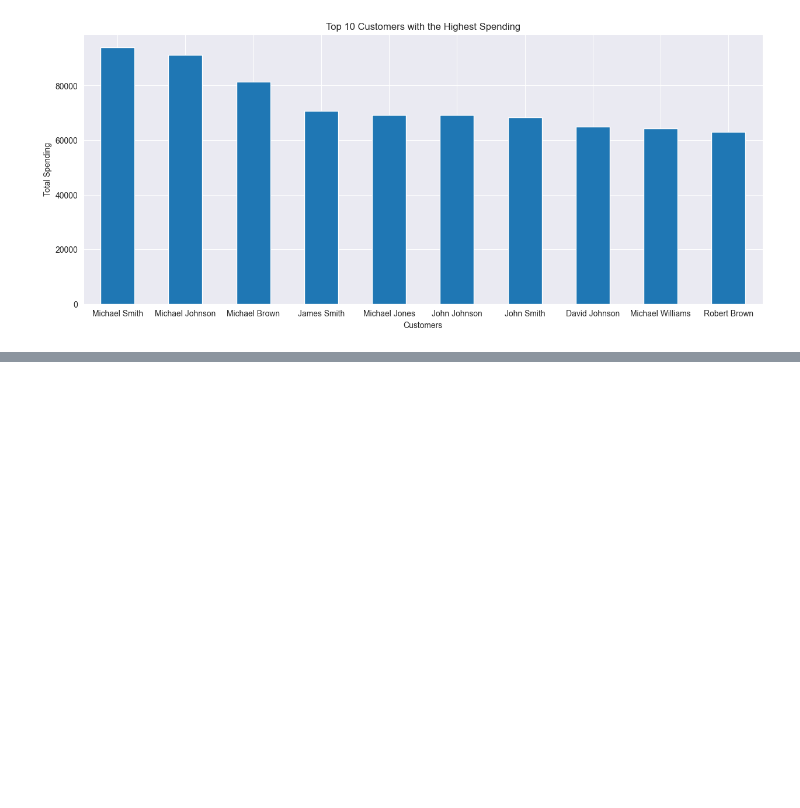
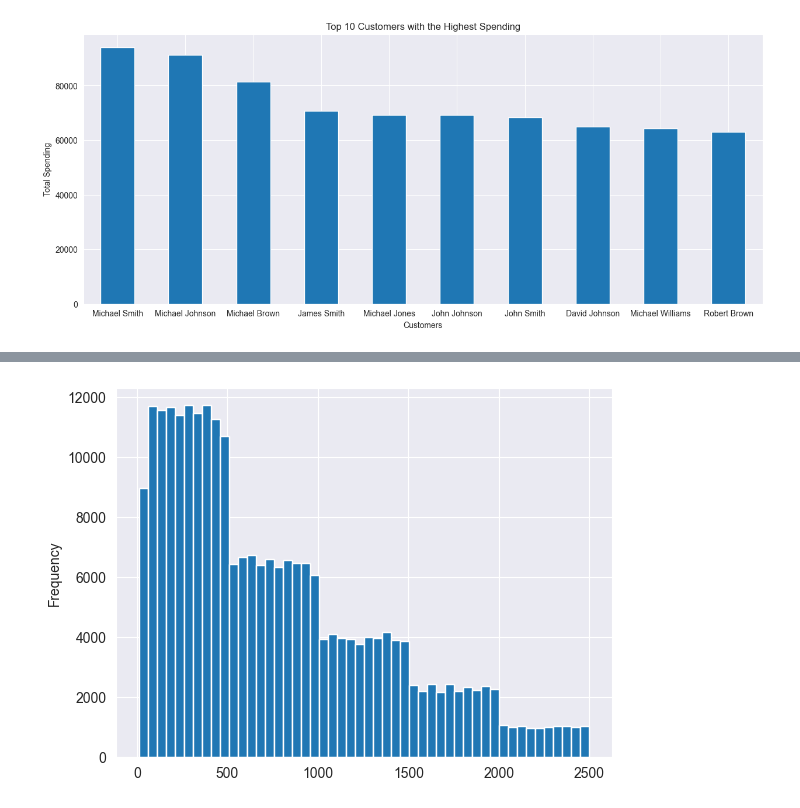
Before and after one commit to pphatt/bi-data-preprocessing, a Jupyter notebook: DataPreprossing.ipynb, the cells around one changed output, grey strips where cells are left out. Cells and saved outputs as stored; diff of their text form; code cells hidden in the pictures; blank space fills up the shorter version.

```diff
--- a/DataPreprossing.ipynb
+++ b/DataPreprossing.ipynb
@@ -353,0 +436,5 @@ plt.show()
+# %%
+df['Total Purchase'].plot(kind='hist', bins=50)
+plt.show()
+# %% [output]
+[figure, added]
```
Also changed, not shown: parts of 8 cells of this notebook, 1 other file.
